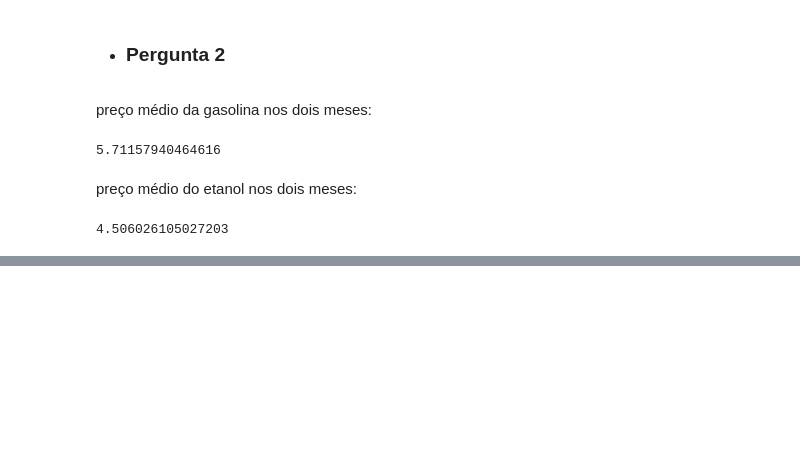
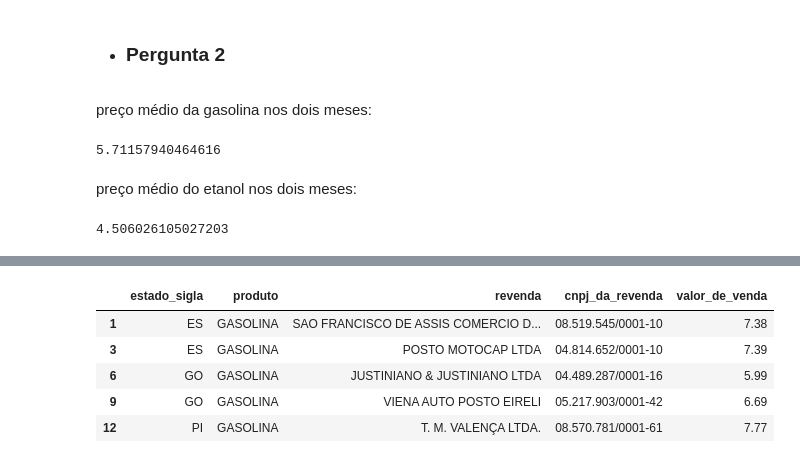
Before and after one commit to lucasCanella/Projeto-modulo-4, a Jupyter notebook: limpeza_adequacao_dados.ipynb, the cells around one changed output, grey strips where cells are left out. Cells and saved outputs as stored; diff of their text form; code cells hidden in the pictures; blank space fills up the shorter version.

```diff
--- a/limpeza_adequacao_dados.ipynb
+++ b/limpeza_adequacao_dados.ipynb
@@ -312,0 +337,19 @@ dados_novo_arquivo.loc[dados_novo_arquivo['produto'] == 'ETANOL']['valor_de_vend
+# %%
+#2. Filtrando valores:
+
+#Tirando a média da Gasolina e do Etanol
+media_gas=dados_uteis.loc[dados_uteis['produto'] == 'GASOLINA']['valor_de_venda'].mean()
+media_et=dados_uteis.loc[dados_uteis['produto'] == 'ETANOL']['valor_de_venda'].mean()
+# %%
+# 3. Resgatando valores acima da média para Gasolina
+
+gas_df=dados_uteis.loc[dados_uteis['produto'] == 'GASOLINA']
+mediagas_df= gas_df.loc[gas_df['valor_de_venda'] >= media_gas]
+mediagas_df.head()
+# %% [output]
+|  | estado_sigla | produto | revenda | cnpj_da_revenda | valor_de_venda |
+| 1 | ES | GASOLINA | SAO FRANCISCO DE ASSIS COMERCIO D... | 08.519.545/0001-10 | 7.38 |
+| 3 | ES | GASOLINA | POSTO MOTOCAP LTDA | 04.814.652/0001-10 | 7.39 |
+| 6 | GO | GASOLINA | JUSTINIANO & JUSTINIANO LTDA | 04.489.287/0001-16 | 5.99 |
+| 9 | GO | GASOLINA | VIENA AUTO POSTO EIRELI | 05.217.903/0001-42 | 6.69 |
+| 12 | PI | GASOLINA | T. M. VALENÇA LTDA. | 08.570.781/0001-61 | 7.77 |
```
Also changed, not shown: parts of 6 cells of this notebook.
